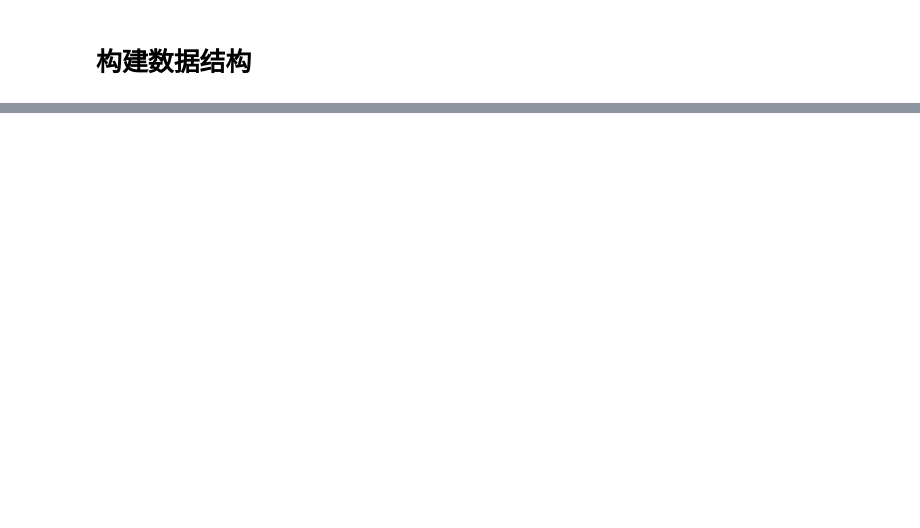
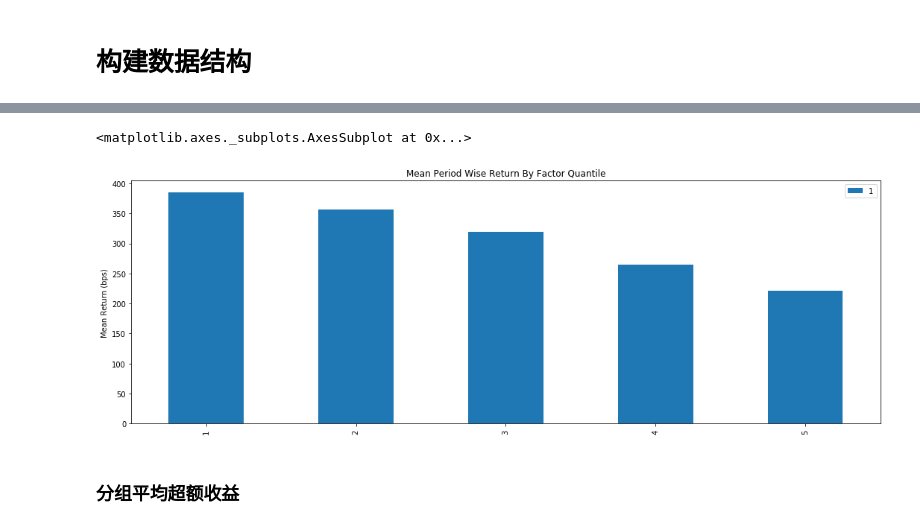
Before and after one commit to rafs/MultiFactor, a Jupyter notebook: src/factors/SmartQ.ipynb, the cells around one changed output, grey strips where cells are left out. Cells and saved outputs as stored; diff of their text form; code cells hidden in the pictures; blank space fills up the shorter version.

Commit message:
finished backtest function of SmartQ factor.

```diff
--- a/src/factors/SmartQ.ipynb
+++ b/src/factors/SmartQ.ipynb
@@ -14,7 +19,7 @@ import tushare as ts
 # 定义相关函数
 # %%
 class Cache(object):
-
+    """缓存类"""
     def __init__(self, maxsize=100):
         self.cache = {}
         self.order = []     # least recently used first
@@ -143,0 +185,19 @@ factor_data = pd.DataFrame()
+# %%
+dates = list(factor_data.index.levels[0])
+dates.append(pd.Timestamp('2016-10-31'))
+codes = list(factor_data.index.levels[1])
+prices = pd.DataFrame(np.zeros((len(dates),len(codes))), columns=codes, index=dates)
+prices.index.name = 'Date'
+mkt_header = ['code', 'date', 'open', 'high', 'low', 'close', 'vol', 'amount', 'turnover1', 'turnover2', 'factor']
+for date in dates:
+    for code in codes:
+        mkt_data_path = '/Users/davidyujun/Dropbox/FactorDB/ElementaryFactor/mkt_daily_FQ/%s.csv' % code
+        df_mkt_data = pd.read_csv(mkt_data_path, parse_dates=[1], names=mkt_header, header=0)
+        if len(df_mkt_data[df_mkt_data.date==date]) == 0:
+            if len(df_mkt_data[df_mkt_data.date<=date]) == 0:
+                prices.loc[date,code] = 0.0
+            else:
+                prices.loc[date,code] = df_mkt_data[df_mkt_data.date<=date].iloc[-1].close
+        else:
+            prices.loc[date,code] = df_mkt_data[df_mkt_data.date==date].iloc[0].open
+prices.head()
@@ -143,0 +215,6 @@ factor_data = pd.DataFrame()
+# %%
+smartq_factor = alphalens.utils.get_clean_factor_and_forward_returns(factor_data,
+                                                                     prices,
+                                                                     quantiles=5,
+                                                                     periods=(1,))
+smartq_factor.head()
@@ -143,0 +276,9 @@ factor_data = pd.DataFrame()
+# %%
+mean_return_by_q, std_err_by_q = alphalens.performance.mean_return_by_quantile(smartq_factor,
+                                                                               by_date=False,
+                                                                               by_group=False,
+                                                                               demeaned=False)
+mean_return_by_q_demeaned, std_err_by_q = alphalens.performance.mean_return_by_quantile(smartq_factor,
+                                                                                        by_date=False,
+                                                                                        by_group=False,
+                                                                                       demeaned=True)
@@ -143,0 +297,7 @@ factor_data = pd.DataFrame()
+# %%
+alphalens.plotting.plot_quantile_returns_bar(mean_return_by_q)
+# %% [output]
+<matplotlib.axes._subplots.AxesSubplot at 0x...>
+[figure, added]
+# %% [markdown]
+### 分组平均超额收益
```
Also changed, not shown: parts of 43 cells of this notebook, 5 other files.
